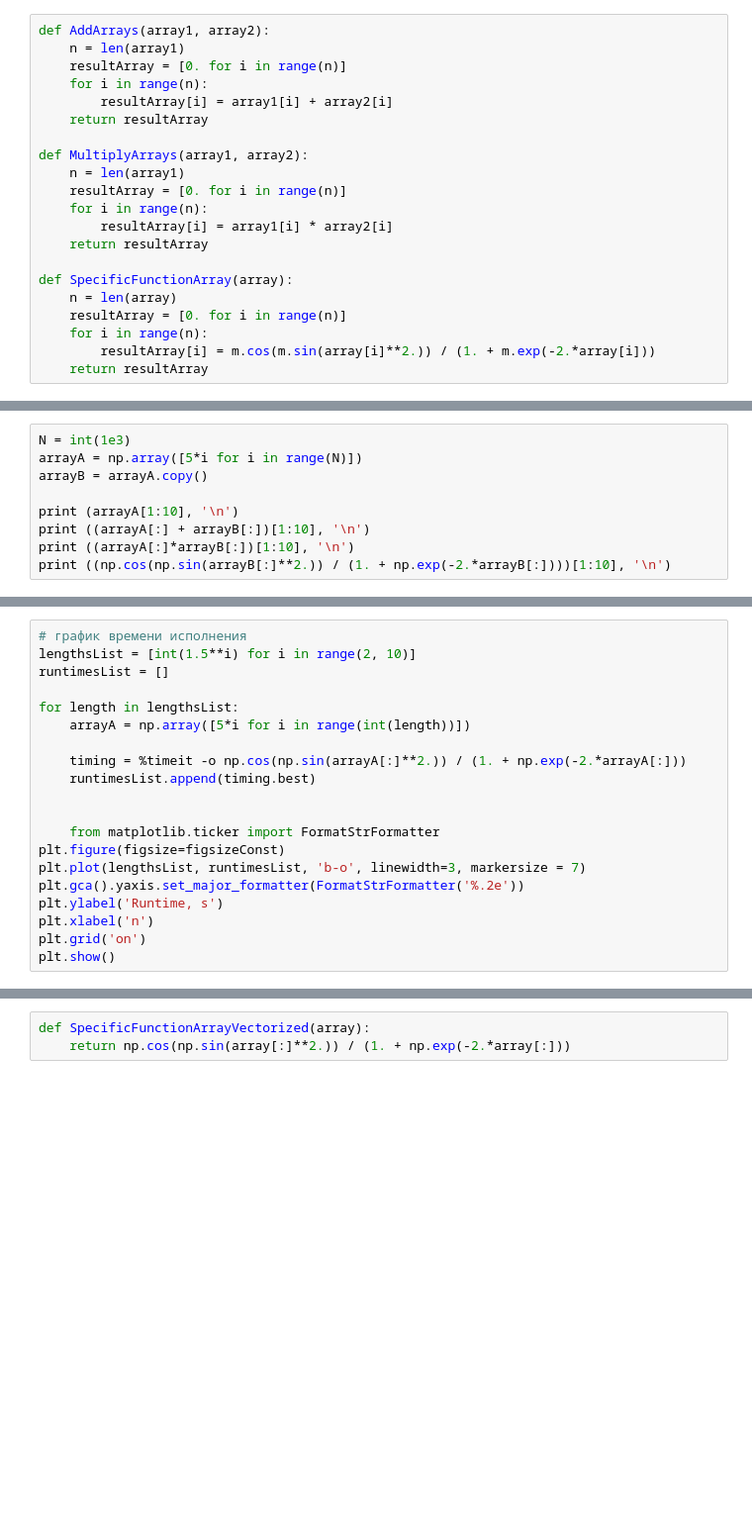
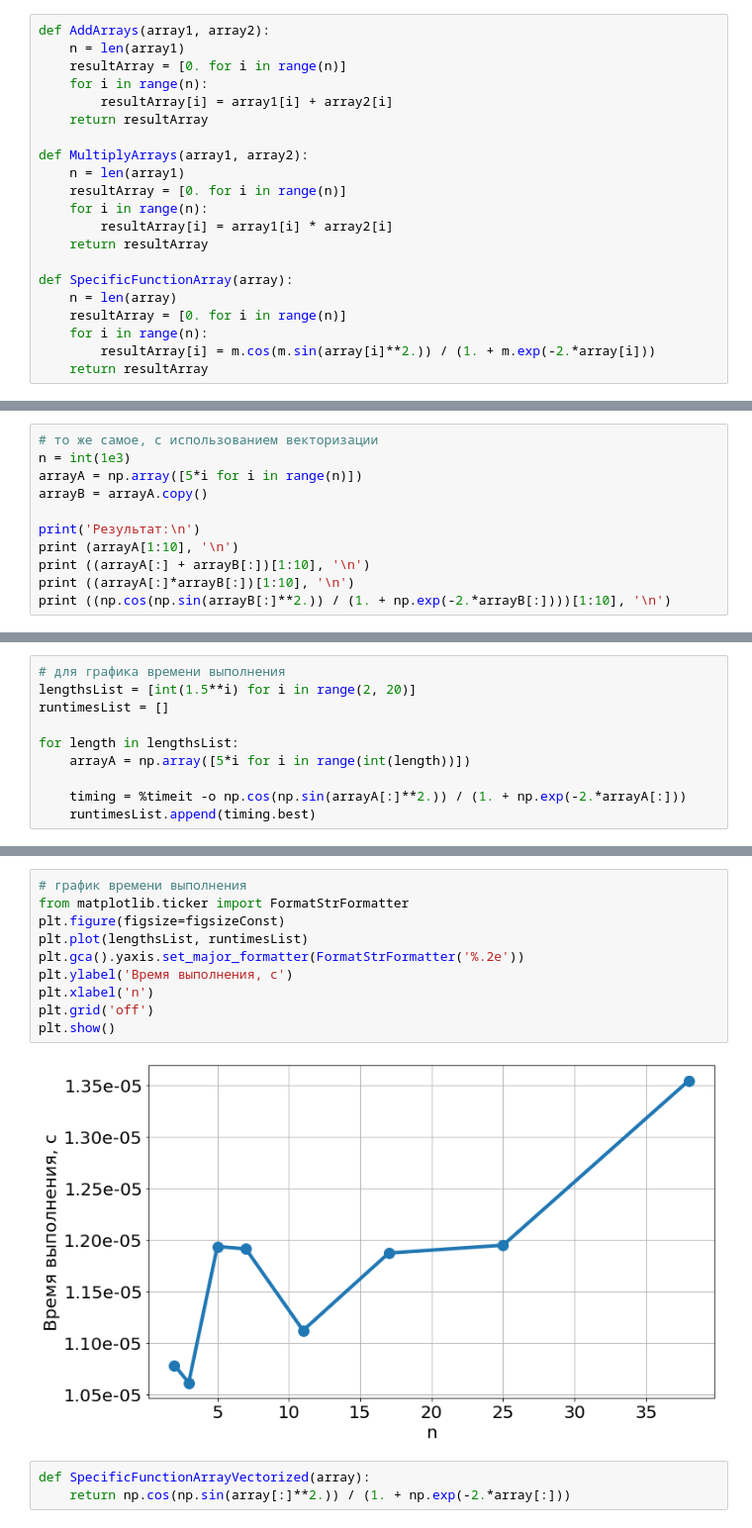
Before and after one commit to akar1492/edu_num_methods_python, a Jupyter notebook: lecture_12_speedup/lecture_12_speedup.ipynb, the cells around one changed output, grey strips where cells are left out. Shown: that part at 99% size. Saved outputs shown, nothing was run; the diff lists cells and outputs as text; blank space fills up the shorter version.

```diff
--- a/lecture_12_speedup/lecture_12_speedup.ipynb
+++ b/lecture_12_speedup/lecture_12_speedup.ipynb
@@ -135,8 +155,10 @@ plt.show()
 # %%
-N = int(1e3)
-arrayA = np.array([5*i for i in range(N)])
+# то же самое, с использованием векторизации
+n = int(1e3)
+arrayA = np.array([5*i for i in range(n)])
 arrayB = arrayA.copy()
 
+print('Результат:\n')
 print (arrayA[1:10], '\n')
 print ((arrayA[:] + arrayB[:])[1:10], '\n')
 print ((arrayA[:]*arrayB[:])[1:10], '\n')
@@ -144,6 +177,6 @@ print ((np.cos(np.sin(arrayB[:]**2.)) / (1. + np.exp(-2.*arrayB[:])))[1:10], '\n
 # %%
-# график времени исполнения
-lengthsList = [int(1.5**i) for i in range(2, 10)]
+# для графика времени выполнения
+lengthsList = [int(1.5**i) for i in range(2, 20)]
 runtimesList = []
 
 for length in lengthsList:
@@ -151,13 +184,3 @@ for length in lengthsList:
 
     timing = %timeit -o np.cos(np.sin(arrayA[:]**2.)) / (1. + np.exp(-2.*arrayA[:]))
     runtimesList.append(timing.best)
-
-
-    from matplotlib.ticker import FormatStrFormatter
-plt.figure(figsize=figsizeConst)
-plt.plot(lengthsList, runtimesList, 'b-o', linewidth=3, markersize = 7)
-plt.gca().yaxis.set_major_formatter(FormatStrFormatter('%.2e'))
-plt.ylabel('Runtime, s')
-plt.xlabel('n')
-plt.grid('on')
-plt.show()
@@ -164,3 +196,15 @@ plt.show()
+# %%
+# график времени выполнения
+from matplotlib.ticker import FormatStrFormatter
+plt.figure(figsize=figsizeConst)
+plt.plot(lengthsList, runtimesList)
+plt.gca().yaxis.set_major_formatter(FormatStrFormatter('%.2e'))
+plt.ylabel('Время выполнения, с')
+plt.xlabel('n')
+plt.grid('off')
+plt.show()
+# %% [output]
+[figure, added]
 # %%
 def SpecificFunctionArrayVectorized(array):
     return np.cos(np.sin(array[:]**2.)) / (1. + np.exp(-2.*array[:]))
```
Also changed, not shown: parts of 46 cells of this notebook.
